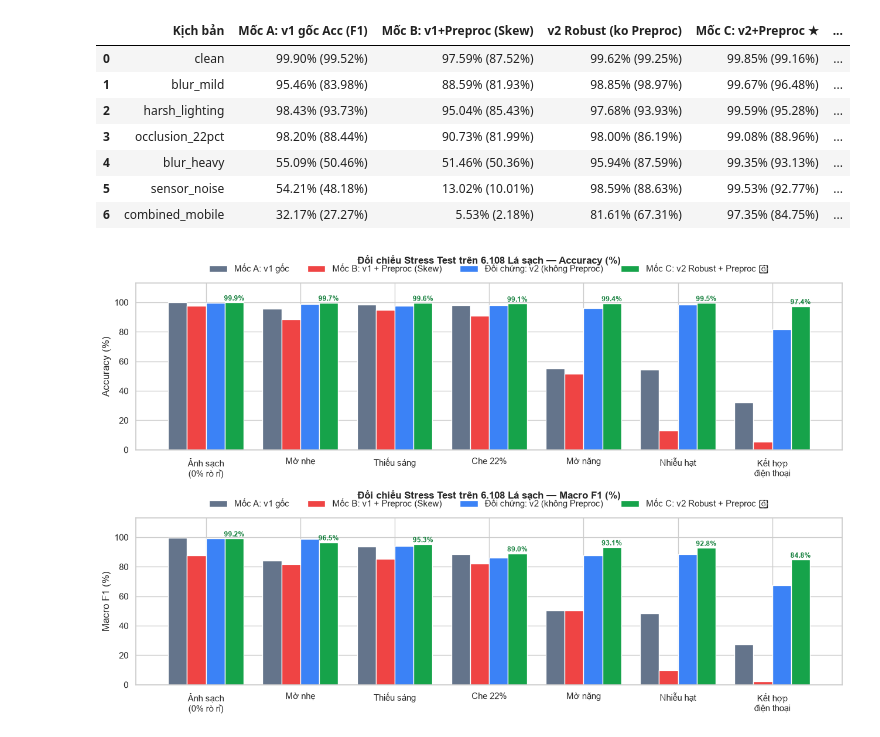
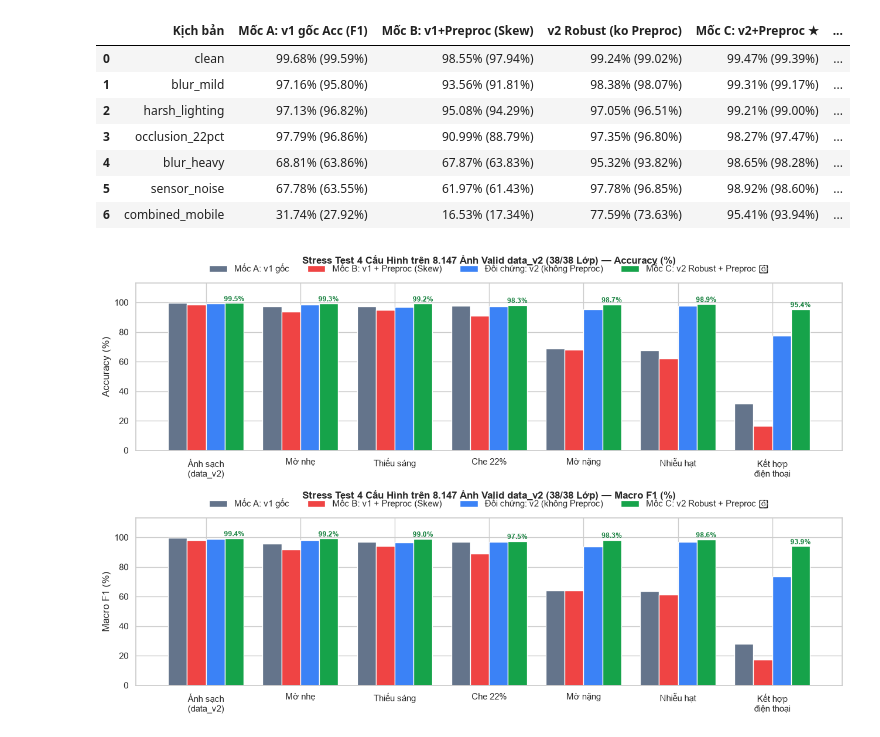
Before and after one commit to Longcodepro/plant-disease-ml, a Jupyter notebook: notebooks/04_mobile_preprocessing_and_stress_test_tri.ipynb, the cells around one changed output. Drawn from its saved outputs; the diff is of its cells as text; code cells hidden in the pictures.

```diff
--- a/notebooks/04_mobile_preprocessing_and_stress_test_tri.ipynb
+++ b/notebooks/04_mobile_preprocessing_and_stress_test_tri.ipynb
@@ -57,10 +56,10 @@ restored_mobile = pre(mobile_img)
 
 fig, axes = plt.subplots(2, 3, figsize=(11.5, 7.0))
 items = [
-    (orig, "1. Ảnh gốc PlantVillage"),
+    (orig, "1. Ảnh gốc data_v2"),
     (blur_img, "2a. Ảnh điện thoại mờ nặng"),
     (restored_blur, "3a. Sau MobileLeafPreprocessor"),
-    (orig, "1. Ảnh gốc PlantVillage"),
+    (orig, "1. Ảnh gốc data_v2"),
     (mobile_img, "2b. Ảnh kết hợp (Mờ+Tối+Nhiễu+Che)"),
     (restored_mobile, "3b. Sau MobileLeafPreprocessor"),
 ]
@@ -92,43 +88,43 @@ for s in scenarios:
         "Mốc B: v1+Preproc (Skew)": f"{b['accuracy']*100:.2f}% ({b['macro_f1']*100:.2f}%)",
         "v2 Robust (ko Preproc)": f"{vr['accuracy']*100:.2f}% ({vr['macro_f1']*100:.2f}%)",
         "Mốc C: v2+Preproc ★": f"{c['accuracy']*100:.2f}% ({c['macro_f1']*100:.2f}%)",
-        "Lỗi A → C (trên 6.108)": f"{a['errors']:,} → {c['errors']:,}",
+        "Lỗi A → C (trên 8.147)": f"{a['errors']:,} → {c['errors']:,}",
     })
 display(pd.DataFrame(rows))
 
-labels = ["Ảnh sạch\n(0% rò rỉ)", "Mờ nhẹ", "Thiếu sáng", "Che 22%", "Mờ nặng", "Nhiễu hạt", "Kết hợp\nđiện thoại"]
+labels = ["Ảnh sạch\n(data_v2)", "Mờ nhẹ", "Thiếu sáng", "Che 22%", "Mờ nặng", "Nhiễu hạt", "Kết hợp\nđiện thoại"]
 x = np.arange(len(scenarios))
 w = 0.20
 fig, axes = plt.subplots(2, 1, figsize=(13, 8.2))
 for ax, key, title, ylabel in [
-    (axes[0], "accuracy", "Đối chiếu Stress Test trên 6.108 Lá sạch — Accuracy (%)", "Accuracy (%)"),
-    (axes[1], "macro_f1", "Đối chiếu Stress Test trên 6.108 Lá sạch — Macro F1 (%)", "Macro F1 (%)"),
+    (axes[0], "accuracy", "Stress Test 4 Cấu Hình trên 8.147 Ảnh Valid data_v2 (38/38 Lớp) — Accuracy (%)", "Accuracy (%)"),
+    (axes[1], "macro_f1", "Stress Test 4 Cấu Hình trên 8.147 Ảnh Valid data_v2 (38/38 Lớp) — Macro F1 (%)", "Macro F1 (%)"),
 ]:
     va = [data["v1_raw"][s][key] * 100 for s in scenarios]
     vb = [data["v1_with_preproc"][s][key] * 100 for s in scenarios]
     vr = [data["v2_robust_raw"][s][key] * 100 for s in scenarios]
     vc = [data["v2_robust_with_preproc"][s][key] * 100 for s in scenarios]
     ax.bar(x - 1.5*w, va, width=w, color="#64748b", label="Mốc A: v1 gốc")
     ax.bar(x - 0.5*w, vb, width=w, color="#ef4444", label="Mốc B: v1 + Preproc (Skew)")
     ax.bar(x + 0.5*w, vr, width=w, color="#3b82f6", label="Đối chứng: v2 (không Preproc)")
     bc = ax.bar(x + 1.5*w, vc, width=w, color="#16a34a", label="Mốc C: v2 Robust + Preproc ★")
     for b in bc:
         ax.text(b.get_x() + b.get_width()/2, b.get_height() + 1.4, f"{b.get_height():.1f}%", ha="center", fontsize=8.5, fontweight="bold", color="#15803d")
     ax.set_title(title, fontweight="bold", pad=24)
     ax.set_ylabel(ylabel)
     ax.set_ylim(0, 113)
     ax.set_xticks(x)
     ax.set_xticklabels(labels)
     ax.legend(loc="lower center", bbox_to_anchor=(0.5, 1.01), ncol=4, frameon=False)
 plt.tight_layout()
 plt.show()
 # %% [output]
 |  | Kịch bản | Mốc A: v1 gốc Acc (F1) | Mốc B: v1+Preproc (Skew) | v2 Robust (ko Preproc) | Mốc C: v2+Preproc ★ | ... |
-| 0 | clean | 99.90% (99.52%) | 97.59% (87.52%) | 99.62% (99.25%) | 99.85% (99.16%) | ... |
-| 1 | blur_mild | 95.46% (83.98%) | 88.59% (81.93%) | 98.85% (98.97%) | 99.67% (96.48%) | ... |
-| 2 | harsh_lighting | 98.43% (93.73%) | 95.04% (85.43%) | 97.68% (93.93%) | 99.59% (95.28%) | ... |
-| 3 | occlusion_22pct | 98.20% (88.44%) | 90.73% (81.99%) | 98.00% (86.19%) | 99.08% (88.96%) | ... |
-| 4 | blur_heavy | 55.09% (50.46%) | 51.46% (50.36%) | 95.94% (87.59%) | 99.35% (93.13%) | ... |
-| 5 | sensor_noise | 54.21% (48.18%) | 13.02% (10.01%) | 98.59% (88.63%) | 99.53% (92.77%) | ... |
-| 6 | combined_mobile | 32.17% (27.27%) | 5.53% (2.18%) | 81.61% (67.31%) | 97.35% (84.75%) | ... |
+| 0 | clean | 99.68% (99.59%) | 98.55% (97.94%) | 99.24% (99.02%) | 99.47% (99.39%) | ... |
+| 1 | blur_mild | 97.16% (95.80%) | 93.56% (91.81%) | 98.38% (98.07%) | 99.31% (99.17%) | ... |
+| 2 | harsh_lighting | 97.13% (96.82%) | 95.08% (94.29%) | 97.05% (96.51%) | 99.21% (99.00%) | ... |
+| 3 | occlusion_22pct | 97.79% (96.86%) | 90.99% (88.79%) | 97.35% (96.80%) | 98.27% (97.47%) | ... |
+| 4 | blur_heavy | 68.81% (63.86%) | 67.87% (63.83%) | 95.32% (93.82%) | 98.65% (98.28%) | ... |
+| 5 | sensor_noise | 67.78% (63.55%) | 61.97% (61.43%) | 97.78% (96.85%) | 98.92% (98.60%) | ... |
+| 6 | combined_mobile | 31.74% (27.92%) | 16.53% (17.34%) | 77.59% (73.63%) | 95.41% (93.94%) | ... |
-[figure, old version]
+[figure, new version]
```
Also changed, not shown: parts of 9 cells of this notebook, 18 other files.
